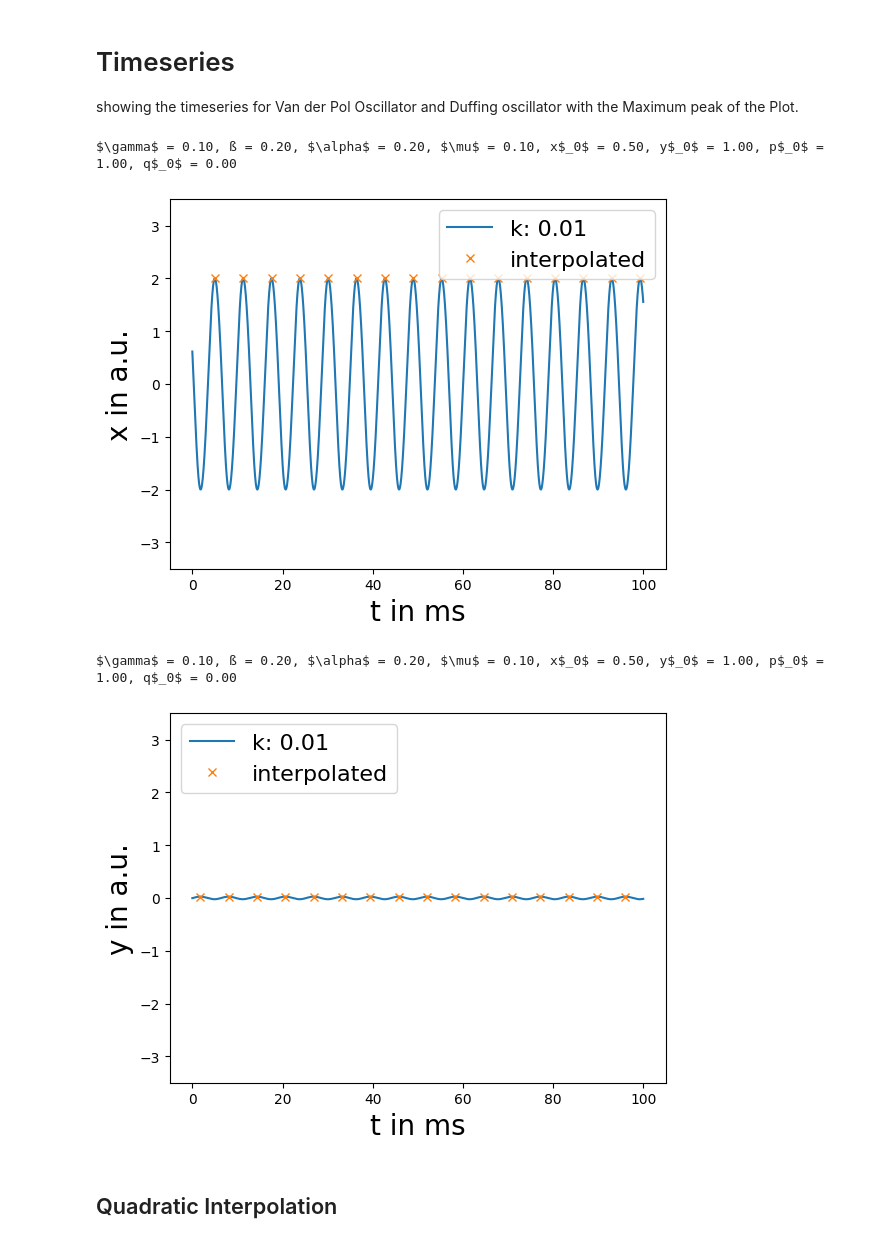
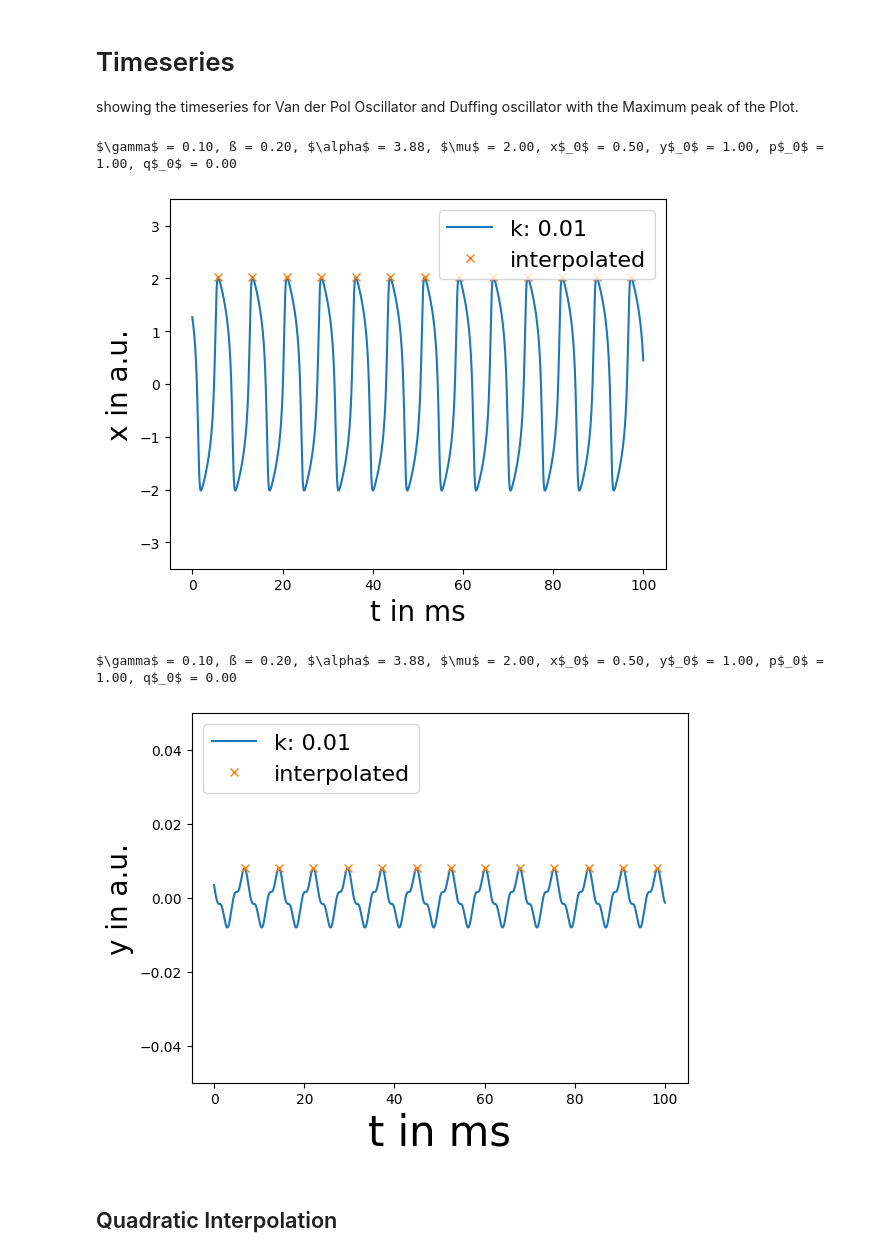
Before and after one commit to huyenanh-nguyen/daniel_model, a Jupyter notebook: ODE/simulation.ipynb, the cells around one changed output. Cells and saved outputs as stored; diff of their text form; code cells hidden in the pictures.

```diff
--- a/ODE/simulation.ipynb
+++ b/ODE/simulation.ipynb
@@ -22,9 +22,9 @@ p = 1
 par = x,y,p,q
 k = 0.01
 gamma = 0.1
-mu = 0.1
+mu = 2.0
 beta = 0.2
-alpha = 0.2
+alpha = 3.88
 count = 6
 lilie = OnesidedCoupling(par, t, keep, k, mu, gamma, alpha, beta)
 # %% [markdown]
@@ -87,39 +87,40 @@ showing the timeseries for Van der Pol Oscillator and Duffing oscillator with th
 # %%
 # x-timeseries
 plt.plot(np.arange(0, t_last, t_step), xsol, label = f"k: {k:.2f}")
 plt.plot([np.arange(0, t_last, t_step)[i] for i in x_amplitude[0]], x_amplitude[1]['peak_heights'], "x", label = "interpolated")
 # plt.plot([np.arange(0, t_last, t_step)[i] for i in x_amplitude[0]], x_amplitude[1]['peak_heights'], "x", label = "max peak")
 
 plt.ylabel("x in a.u.", fontsize = 20)
 x_title = "$\gamma$ = " + f"{gamma:.2f}, ß = " + f"{beta:.2f}, $\\alpha$ = " + f"{alpha:.2f}, $\mu$ = " + f"{mu:.2f}, x$_0$ = " + f"{par[0]:.2f}, y$_0$ = "+ f"{par[1]:.2f}, p$_0$ = "+ f"{par[2]:.2f}, q$_0$ = "+ f"{par[3]:.2f}"
 plt.legend(fontsize = 16, loc = "upper right")
 plt.xlabel("t in ms", fontsize = 20)
 
 plt.ylim([-3.5, 3.5])
 # plt.figtext(0.99, 0.01, title,
 #         horizontalalignment="right",
 #         fontsize = 16)
 print(x_title)
 plt.show()
 
 # y-timeseries
 plt.plot(np.arange(0, t_last, t_step), ysol, label = f"k: {k:.2f}")
 plt.plot([np.arange(0, t_last, t_step)[i] for i in y_amplitude[0]], y_amplitude[1]['peak_heights'], "x", label = "interpolated")
 plt.ylabel("y in a.u.", fontsize = 20)
+
 y_title = "$\gamma$ = " + f"{gamma:.2f}, ß = " + f"{beta:.2f}, $\\alpha$ = " + f"{alpha:.2f}, $\mu$ = " + f"{mu:.2f}, x$_0$ = " + f"{par[0]:.2f}, y$_0$ = "+ f"{par[1]:.2f}, p$_0$ = "+ f"{par[2]:.2f}, q$_0$ = "+ f"{par[3]:.2f}"
 plt.legend(fontsize = 16, loc = "upper left")
-plt.xlabel("t in ms", fontsize = 20)
-plt.ylim([-3.5, 3.5])
+plt.xlabel("t in ms", fontsize = 30)
+plt.ylim([-0.05, 0.05])
 # plt.figtext(0.99, 0.01, title,
 #         horizontalalignment="right",
 #         fontsize = 16)
 print(y_title)
 plt.show()
 # %% [output]
-$\gamma$ = 0.10, ß = 0.20, $\alpha$ = 0.20, $\mu$ = 0.10, x$_0$ = 0.50, y$_0$ = 1.00, p$_0$ = 1.00, q$_0$ = 0.00
+$\gamma$ = 0.10, ß = 0.20, $\alpha$ = 3.88, $\mu$ = 2.00, x$_0$ = 0.50, y$_0$ = 1.00, p$_0$ = 1.00, q$_0$ = 0.00
-[figure, old version]
+[figure, new version]
-$\gamma$ = 0.10, ß = 0.20, $\alpha$ = 0.20, $\mu$ = 0.10, x$_0$ = 0.50, y$_0$ = 1.00, p$_0$ = 1.00, q$_0$ = 0.00
+$\gamma$ = 0.10, ß = 0.20, $\alpha$ = 3.88, $\mu$ = 2.00, x$_0$ = 0.50, y$_0$ = 1.00, p$_0$ = 1.00, q$_0$ = 0.00
-[figure, old version]
+[figure, new version]
 # %% [markdown]
 ## Quadratic Interpolation
 # %%
```
Also changed, not shown: parts of 14 cells of this notebook, 1 other file.
